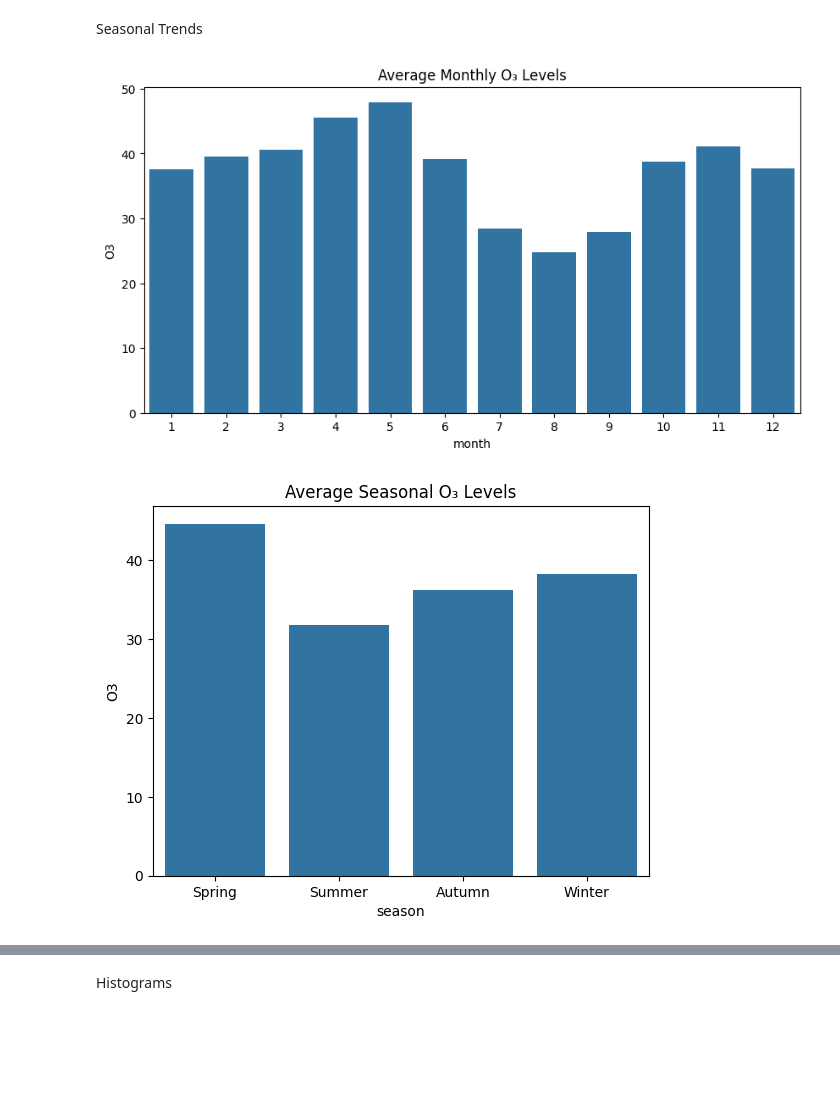
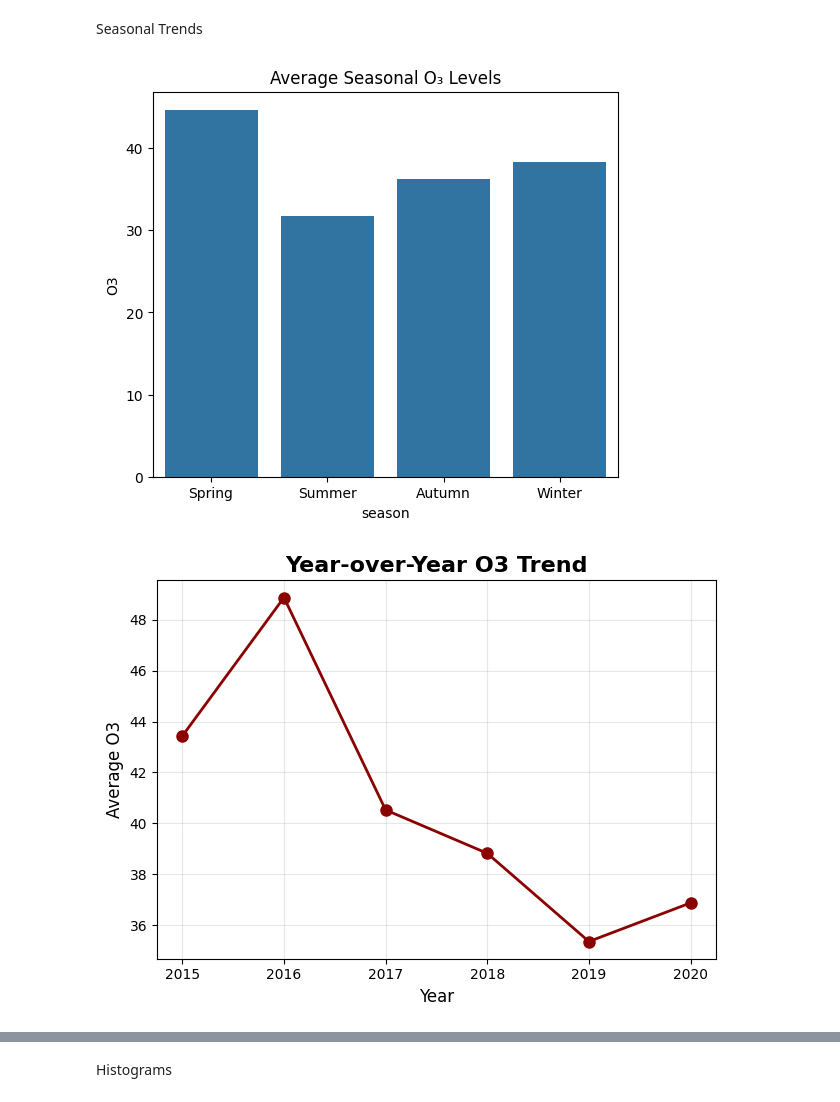
Before and after one commit to AlexRarinca/Air_Quality_Prediction, a Jupyter notebook: air_quality_all.ipynb, the cells around one changed output, grey strips where cells are left out. Cells and saved outputs as stored; diff of their text form; code cells hidden in the pictures; blank space fills up the shorter version.

```diff
--- a/air_quality_all.ipynb
+++ b/air_quality_all.ipynb
@@ -251,36 +250,89 @@ random_station_ozone_time_series(df)
 # %% [markdown]
 Seasonal Trends
 # %%
+def yearly_fig(df):
+
+    df['Year'] = df['datetime'].dt.year
+    # # Year-over-Year O3 Trend
+    yearly_O3 = df.groupby('Year')['O3'].mean().reset_index()
+
+    #print("\nYearly O3 Summary:")
+    #print(yearly_O3)
+
+    #plt.figure(figsize=(8, 6))
+    plt.plot(yearly_O3['Year'], yearly_O3['O3'], marker='o', linewidth=2,
+             markersize=8, color='darkred')
+    plt.title('Year-over-Year O3 Trend', fontsize=16, fontweight='bold')
+    plt.xlabel('Year', fontsize=12)
+    plt.ylabel('Average O3', fontsize=12)
+    plt.grid(True, alpha=0.3)
+    plt.xticks(yearly_O3['Year'])
+    plt.tight_layout()
+    plt.show()
+
+def monthly_fig(df):
+    # Month-over-Month O3 Trend
+    monthly_O3 = df.groupby('month')['O3'].mean().reset_index()
+
+    #print("\nMonthly O3 Summary:")
+    #print(monthly_O3)
+
+    #plt.figure(figsize=(8, 6))
+    plt.plot(monthly_O3['month'], monthly_O3['O3'], marker='o', linewidth=2,
+            markersize=8, color='darkred')
+    plt.title('Month-over-Month O3 Trend', fontsize=16, fontweight='bold')
+    plt.xlabel('Month', fontsize=12)
+    plt.ylabel('Average O3', fontsize=12)
+    plt.grid(True, alpha=0.3)
+    plt.xticks(monthly_O3['month'])
+    plt.tight_layout()
+    plt.show()
+
+def day_of_week_fig(df):
+    # Day of the week O3 Trend
+    day_of_week_O3 = df.groupby('dayofweek')['O3'].mean().reset_index()
+
+    #print("\nDaily O3 Summary:")
+    #print(day_of_week_O3)
+
+    #plt.figure(figsize=(8, 6))
+    plt.plot(day_of_week_O3['dayofweek'], day_of_week_O3['O3'], marker='o', linewidth=2,
+            markersize=8, color='lightgreen')
+    plt.title('Day-Of-The-Week O3 Trend', fontsize=16, fontweight='bold')
+    plt.xlabel('DayOfWeek', fontsize=12)
+    plt.ylabel('Average O3', fontsize=12)
+    plt.grid(True, alpha=0.3)
+    plt.xticks(day_of_week_O3['dayofweek'])
+    plt.tight_layout()
+    plt.show()
+
 def seasonal_trends(df):
-
 
     df['weekday_name'] = df['datetime'].dt.day_name()
 
     # Visualization
-    plt.figure(figsize=(10,5))
+    plt.figure(figsize=(6,5))
     def get_season(month):
         if month in [12, 1, 2]:
             return 'Winter'
         elif month in [3, 4, 5]:
             return 'Spring'
         elif month in [6, 7, 8]:
             return 'Summer'
         else:
             return 'Autumn'
 
     df['season'] = df['month'].apply(get_season)
 
-    monthly_summary = df.groupby('month')['O3'].mean().reset_index()
-    sns.barplot(x='month', y='O3', data=monthly_summary)
-    plt.title('Average Monthly O₃ Levels')
-    plt.show()
-
     seasonal_summary = df.groupby('season')['O3'].mean().reset_index()
     sns.barplot(x='season', y='O3', data=seasonal_summary, order=['Spring', 'Summer', 'Autumn', 'Winter'])
     plt.title('Average Seasonal O₃ Levels')
     plt.show()
 
 seasonal_trends(df)
+yearly_fig(df)
+monthly_fig(df)
+day_of_week_fig(df)
 # %% [output]
-[figure, old version]
+[figure, new version]
-[figure, old version]
+[figure, new version]
```
Also changed, not shown: parts of 6 cells of this notebook.
